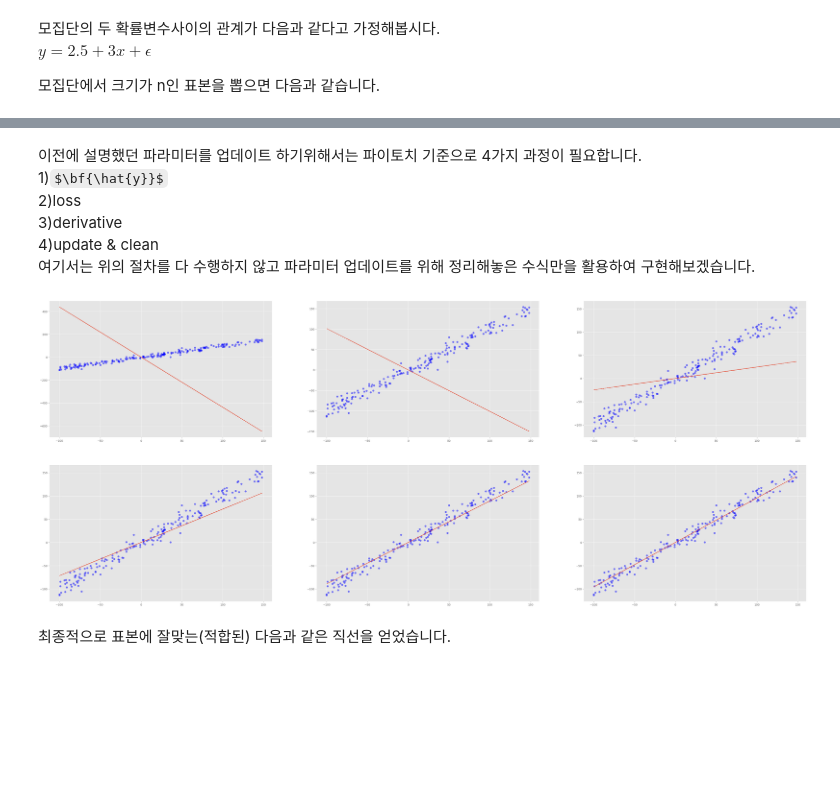
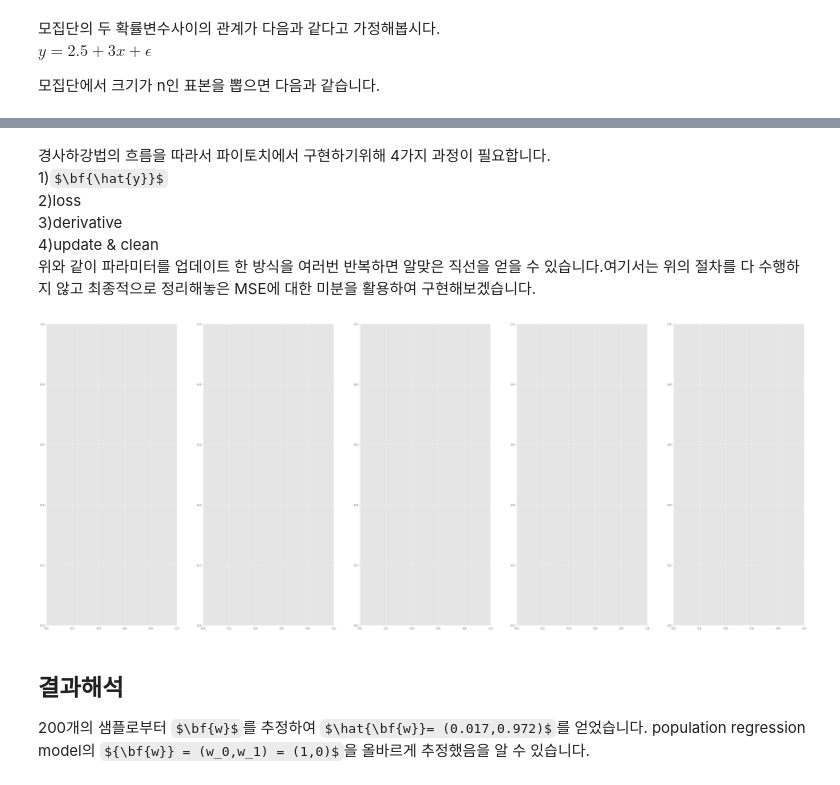
Before and after one commit to hoyeon1234/sin-hoyeon, a Jupyter notebook: posts/딥러닝/Deep learning theory/(1) Linear Regression/Linear Regression.ipynb, the cells around one changed output, grey strips where cells are left out. Saved outputs shown, nothing was run; the diff lists cells and outputs as text; code cells hidden in the pictures; some formulas as TeX source; blank space fills up the shorter version.

```diff
--- a/posts/딥러닝/Deep learning theory/(1) Linear Regression/Linear Regression.ipynb
+++ b/posts/딥러닝/Deep learning theory/(1) Linear Regression/Linear Regression.ipynb
@@ -215,30 +263,34 @@ plt.plot(X[:,1],X@W_hat,"--")
 # %% [markdown]
-이전에 설명했던 파라미터를 업데이트 하기위해서는 파이토치 기준으로 4가지 과정이 필요합니다.<br>
+경사하강법의 흐름을 따라서 파이토치에서 구현하기위해 4가지 과정이 필요합니다.<br>
 1)$\bf{\hat{y}}$<br>
 2)loss<br>
 3)derivative<br>
 4)update & clean<br>
-여기서는 위의 절차를 다 수행하지 않고 파라미터 업데이트를 위해 정리해놓은 수식만을 활용하여 구현해보겠습니다.
+위와 같이 파라미터를 업데이트 한 방식을 여러번 반복하면 알맞은 직선을 얻을 수 있습니다.여기서는 위의 절차를 다 수행하지 않고 최종적으로 정리해놓은 MSE에 대한 미분을 활용하여 구현해보겠습니다.
 # %%
 #상세히 전개한 parameter update수식 사용.
+#2~4반복
 plt.subplots(1,5,figsize=(50,20))
 i=1
 
-for epoch in range(50):
+for epoch in range(100):
     #1~3 yhat,loss,derivative(gradient) skip
     #4 update
-    W_hat = W_hat - 1e-5 * 2/n * X.T@(X@W_hat - y) #그레디언트 폭주를 막기위한 작은 학습률.
+    W_hat.data = W_hat.data - (1e-4 * 2/n * X.T@(X@W_hat - y)).data #직선의 변화를 관찰하기위한 작은 학습률
 
     #시각화코드
+    """
     if epoch % 9 == 0:
         plt.subplot(2,3,i)
-        plt.plot(X[:,1],y,"bo",alpha=0.5)
-        plt.plot(X[:,1],X@W_hat,"--")
+        plt.plot(X[:,1],y,"go",alpha=0.5)
+        plt.plot(X[:,1],X@W_hat,"r--")
         i+=1
+    """
 # %% [output]
-[figure, old version]
+[figure, new version]
-# %% [markdown]
-최종적으로 표본에 잘맞는(적합된) 다음과 같은 직선을 얻었습니다.
+# %% [markdown]
+## 결과해석
+200개의 샘플로부터 $\bf{w}$를 추정하여 $\hat{\bf{w}}= (0.017,0.972)$를 얻었습니다. population regression model의 ${\bf{w}} = (w_0,w_1) = (1,0)$을 올바르게 추정했음을 알 수 있습니다.
 # %%
 #plt.title("w_1 : {} // w_0: {}".format(round(W_hat[1].tolist()[0],3),round(W_hat[0].tolist()[0],3)))
 plt.title("Linear Regression")
```
Also changed, not shown: parts of 8 cells of this notebook, 13 other files.
